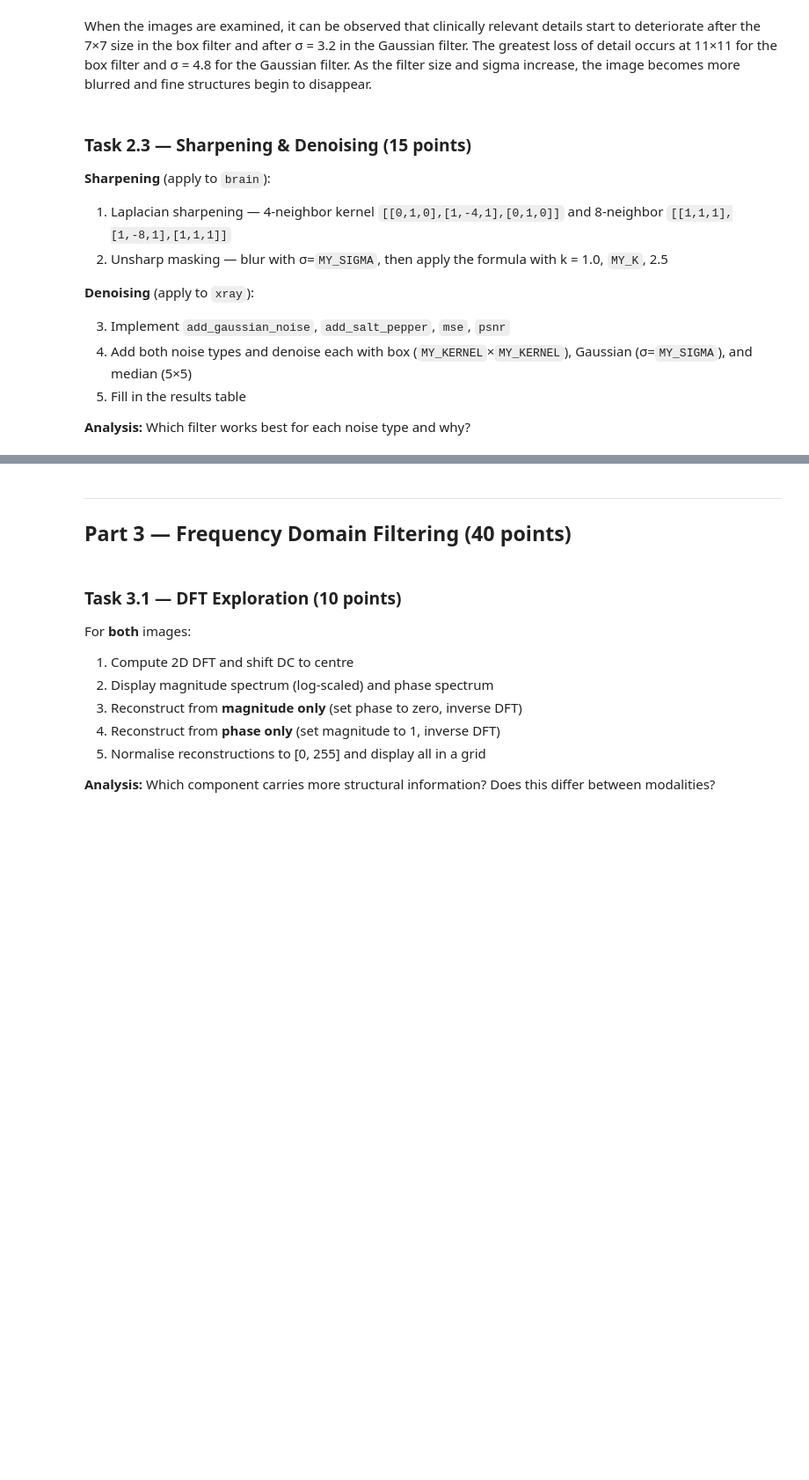
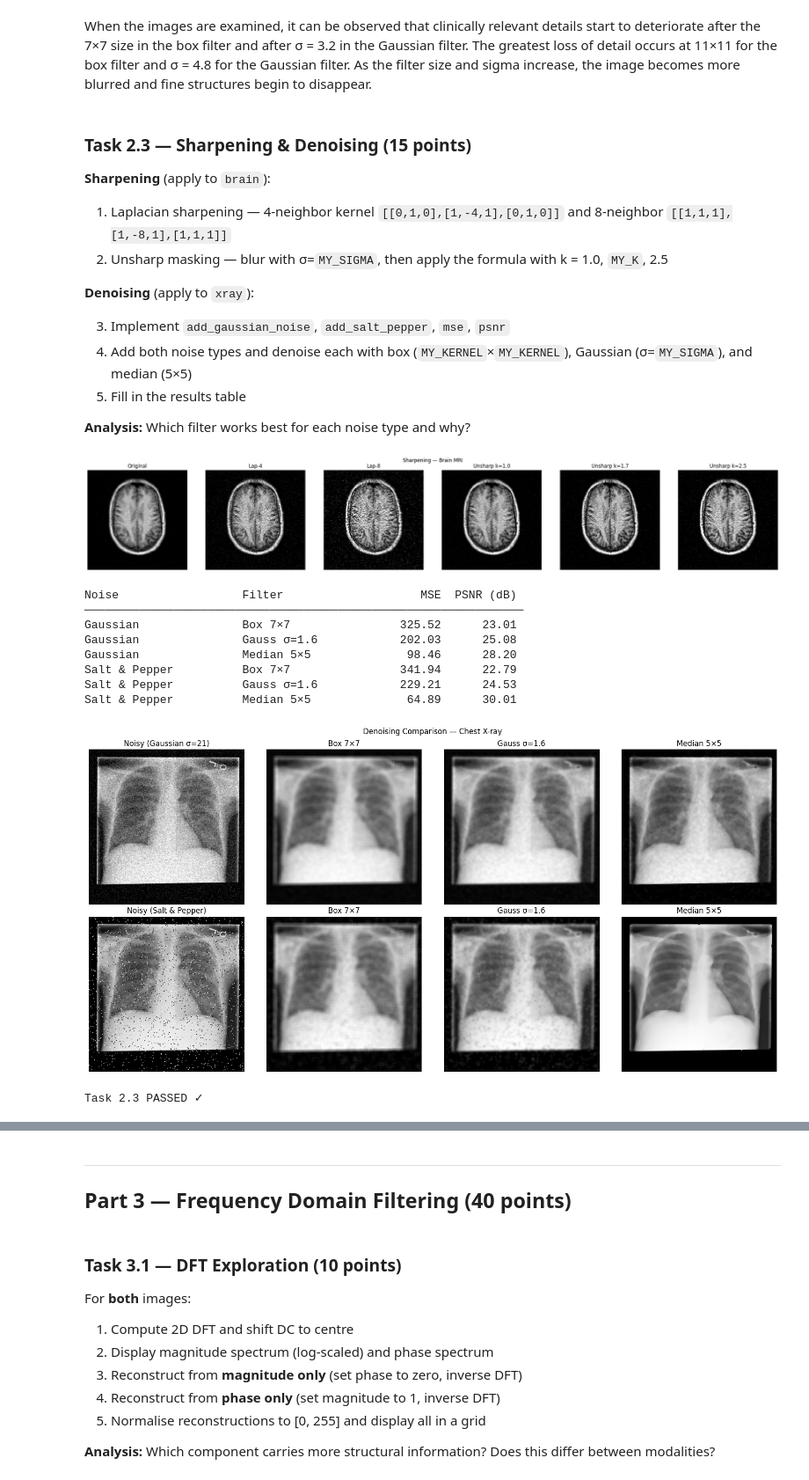
Before and after one commit to silaerdgn/bmm411-hw2, a Jupyter notebook: BMM411_HW2.ipynb, the cells around one changed output, grey strips where cells are left out. Shown at 88% size. Drawn from its saved outputs; the diff is of its cells as text; code cells hidden in the pictures; blank space fills up the shorter version.

```diff
--- a/BMM411_HW2.ipynb
+++ b/BMM411_HW2.ipynb
@@ -318,8 +318,11 @@ When the images are examined, it can be observed that clinically relevant detail
 def add_gaussian_noise(image, sigma):
     """Add zero-mean Gaussian noise with std=sigma; clip to [0,255] and return uint8."""
     # Hint: noise = np.random.normal(0, sigma, image.shape)
-    # YOUR CODE
-    pass
+    img = np.array(image, dtype=np.float64)
+    noise = np.random.normal(0, sigma, img.shape)
+    noisy = np.clip(img + noise, 0, 255)
+    return noisy.astype(np.uint8)# YOUR CODE
+
 
 def add_salt_pepper(image, density=0.05):
     """
@@ -330,17 +333,33 @@ def add_salt_pepper(image, density=0.05):
       3. Pick n more random positions → set to 0 (pepper)
     Tip: np.random.randint(0, image.shape[0], n) for row indices
     """
-    pass
+    noisy = np.array(image, copy=True)
+    n = int(density * noisy.size / 2)
+
+    rows = np.random.randint(0, noisy.shape[0], n)
+    cols = np.random.randint(0, noisy.shape[1], n)
+    noisy[rows, cols] = 255
+
+    rows = np.random.randint(0, noisy.shape[0], n)
+    cols = np.random.randint(0, noisy.shape[1], n)
+    noisy[rows, cols] = 0
+    return noisy
+
 
 def mse(original, result):
     """Mean Squared Error: average of (original - result)^2."""
-    # YOUR CODE
-    pass
+    o = np.array(original, dtype=np.float64)
+    r = np.array(result, dtype=np.float64)
+    return float(np.mean((o - r) ** 2))
+
 
 def psnr(original, result):
     """PSNR = 10 * log10(255^2 / MSE). Return float('inf') when MSE == 0."""
-    # YOUR CODE
-    pass
+    m = mse(original, result)
+    if m == 0:
+        return float('inf')
+    return float(10 * np.log10((255.0 ** 2) / m))
+
 
 
 # ── Sharpening — Brain MRI (provided — do not modify) ─────────────────────────
@@ -373,33 +392,44 @@ xray_sp    = add_salt_pepper(xray, density=0.05)
 def _denoise_box(img):
     return np.clip(convolve2d(img, box_kernel(MY_KERNEL)), 0, 255).astype(np.uint8)
 def _denoise_gauss(img):
     return np.clip(convolve2d(img, gaussian_kernel(MY_SIGMA)), 0, 255).astype(np.uint8)
 def _denoise_median(img):
     return median_filter(img, size=5)
 
 filters = [
     (f'Box {MY_KERNEL}×{MY_KERNEL}', _denoise_box),
     (f'Gauss σ={MY_SIGMA}',          _denoise_gauss),
     ('Median 5×5',                   _denoise_median),
 ]
 
 print(f"{'Noise':<22} {'Filter':<20} {'MSE':>8} {'PSNR (dB)':>10}")
 print('─' * 64)
 for noise_name, noisy in [('Gaussian', xray_gauss), ('Salt & Pepper', xray_sp)]:
     for fname, filt in filters:
         d = filt(noisy)
         print(f"{noise_name:<22} {fname:<20} {mse(xray, d):>8.2f} {psnr(xray, d):>10.2f}")
 
 # Visual comparison
 fig, axes = plt.subplots(2, 4, figsize=(16, 8))
 for row, (noisy, noise_name) in enumerate([(xray_gauss, f'Gaussian σ={MY_NOISE}'),
                                             (xray_sp,   'Salt & Pepper')]):
     axes[row, 0].imshow(noisy, cmap='gray')
     axes[row, 0].set_title(f'Noisy ({noise_name})'); axes[row, 0].axis('off')
     for col, (fname, filt) in enumerate(filters, start=1):
         axes[row, col].imshow(filt(noisy), cmap='gray')
         axes[row, col].set_title(fname); axes[row, col].axis('off')
 plt.suptitle('Denoising Comparison — Chest X-ray'); plt.tight_layout(); plt.show()
+# %% [output]
+[figure, added]
+Noise                  Filter                    MSE  PSNR (dB)
+────────────────────────────────────────────────────────────────
+Gaussian               Box 7×7                325.52      23.01
+Gaussian               Gauss σ=1.6            202.03      25.08
+Gaussian               Median 5×5              98.46      28.20
+Salt & Pepper          Box 7×7                341.94      22.79
+Salt & Pepper          Gauss σ=1.6            229.21      24.53
+Salt & Pepper          Median 5×5              64.89      30.01
+[figure, added]
 # %%
 # ── Tests — DO NOT MODIFY ────────────────────────────────────────────────────
 np.random.seed(0)
@@ -433,6 +463,8 @@ _denoised = np.clip(convolve2d(_noisy, gaussian_kernel(MY_SIGMA)), 0, 255).astyp
 assert psnr(xray, _denoised) > psnr(xray, _noisy),     "Gaussian filter should improve PSNR over noisy image"
 
 print("Task 2.3 PASSED ✓")
+# %% [output]
+Task 2.3 PASSED ✓
 # %% [markdown]
 **Denoising Results:**
 
```
Also changed, not shown: parts of 2 cells of this notebook.
